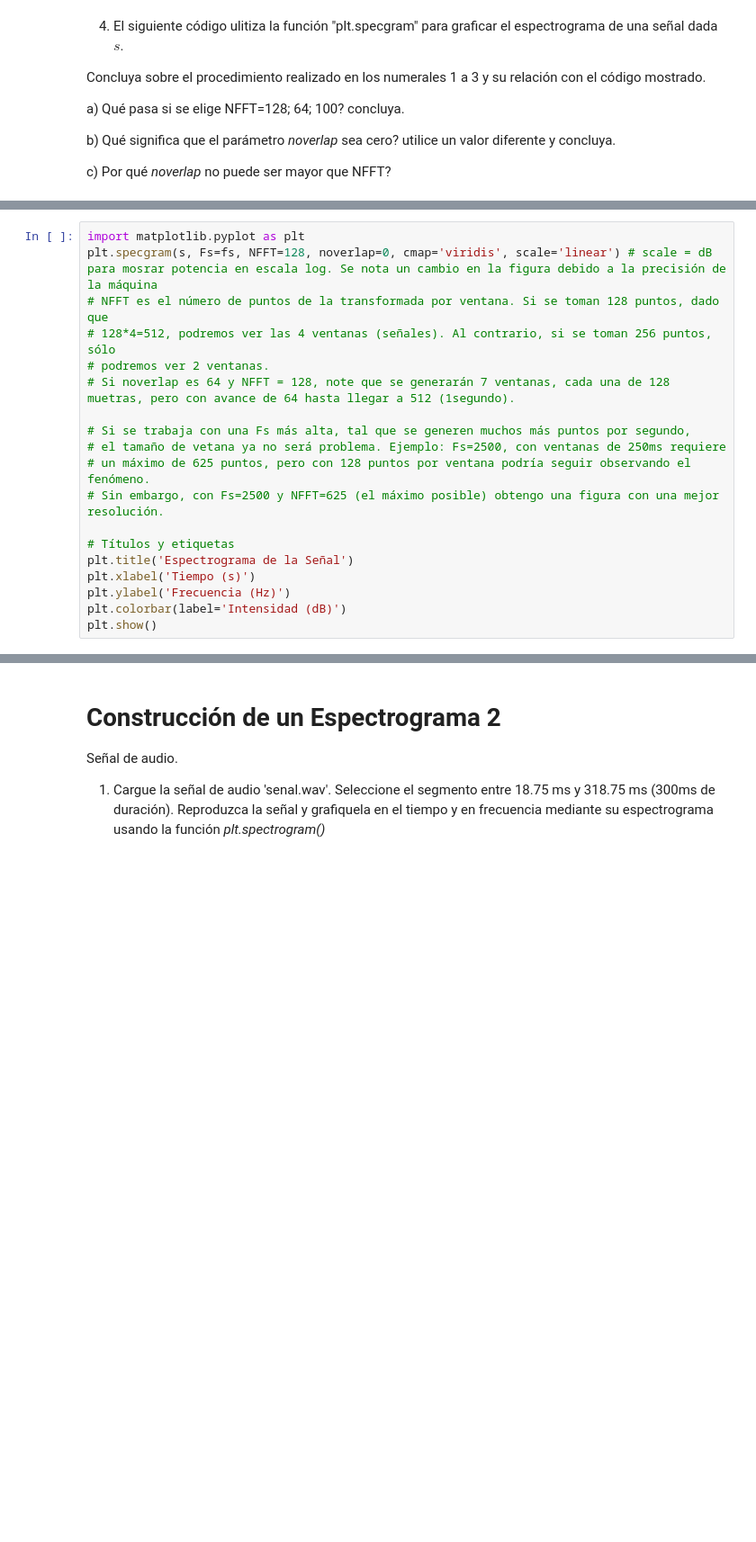
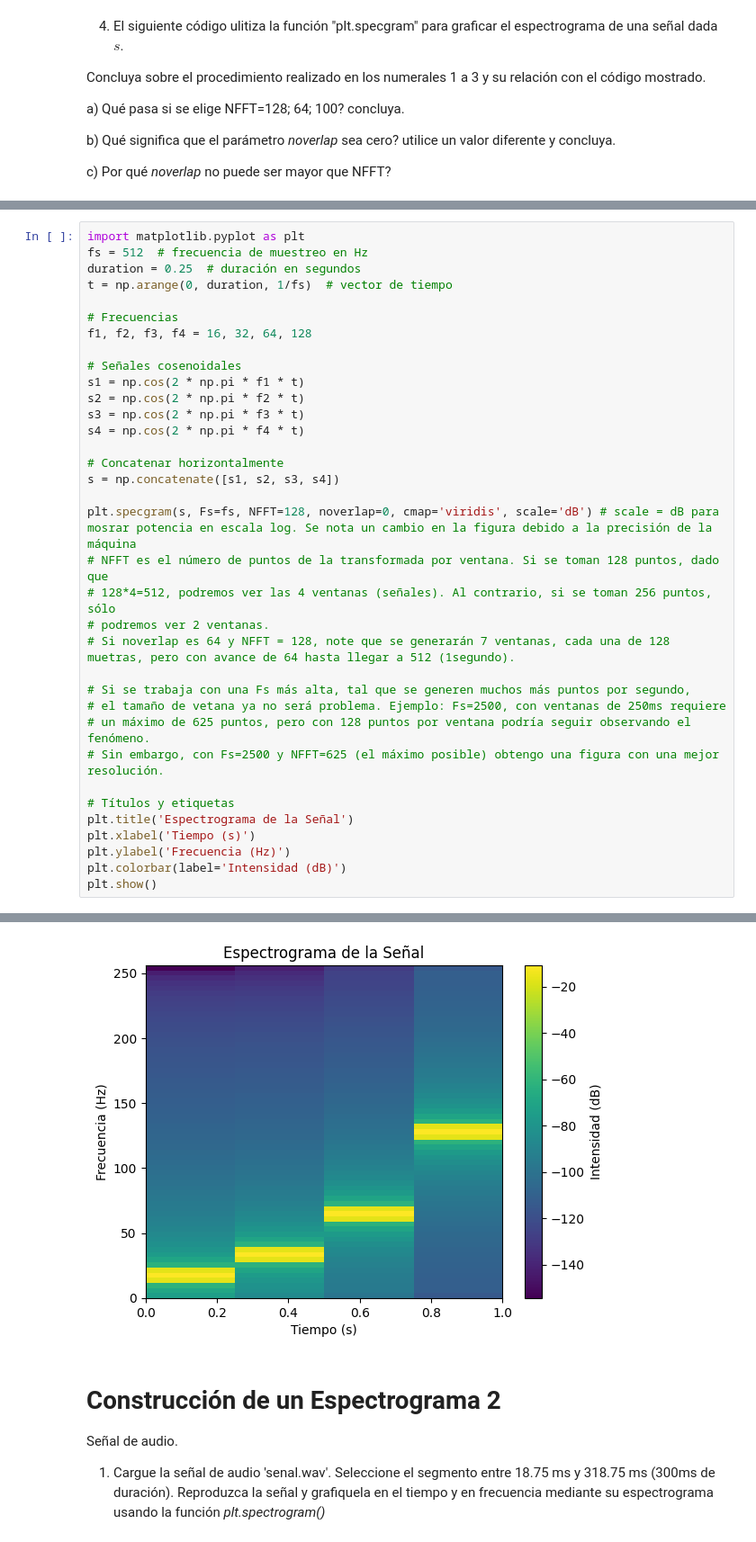
Before and after one commit to jbcgames/Lab_4_senales., a Jupyter notebook: Lab_4_Fourier_Estudiante.ipynb, the cells around one changed output, grey strips where cells are left out. Shown: that part at 90% size. Drawn from its saved outputs; the diff is of its cells as text; blank space fills up the shorter version.

```diff
--- a/Lab_4_Fourier_Estudiante.ipynb
+++ b/Lab_4_Fourier_Estudiante.ipynb
@@ -332,6 +535,22 @@ c) Por qué *noverlap* no puede ser mayor que NFFT?
 # %%
 import matplotlib.pyplot as plt
-plt.specgram(s, Fs=fs, NFFT=128, noverlap=0, cmap='viridis', scale='linear') # scale = dB para mosrar potencia en escala log. Se nota un cambio en la figura debido a la precisión de la máquina
+fs = 512  # frecuencia de muestreo en Hz
+duration = 0.25  # duración en segundos
+t = np.arange(0, duration, 1/fs)  # vector de tiempo
+
+# Frecuencias
+f1, f2, f3, f4 = 16, 32, 64, 128
+
+# Señales cosenoidales
+s1 = np.cos(2 * np.pi * f1 * t)
+s2 = np.cos(2 * np.pi * f2 * t)
+s3 = np.cos(2 * np.pi * f3 * t)
+s4 = np.cos(2 * np.pi * f4 * t)
+
+# Concatenar horizontalmente
+s = np.concatenate([s1, s2, s3, s4])
+
+plt.specgram(s, Fs=fs, NFFT=128, noverlap=0, cmap='viridis', scale='dB') # scale = dB para mosrar potencia en escala log. Se nota un cambio en la figura debido a la precisión de la máquina
 # NFFT es el número de puntos de la transformada por ventana. Si se toman 128 puntos, dado que
 # 128*4=512, podremos ver las 4 ventanas (señales). Al contrario, si se toman 256 puntos, sólo
 # podremos ver 2 ventanas.
@@ -353,3 +571,4 @@ TypeError: specgram() missing 1 required positional argument: 'x'
+[figure, added]
 # %% [markdown]
 # **Construcción de un Espectrograma 2**
 Señal de audio.
```
Also changed, not shown: parts of 4 cells of this notebook.
